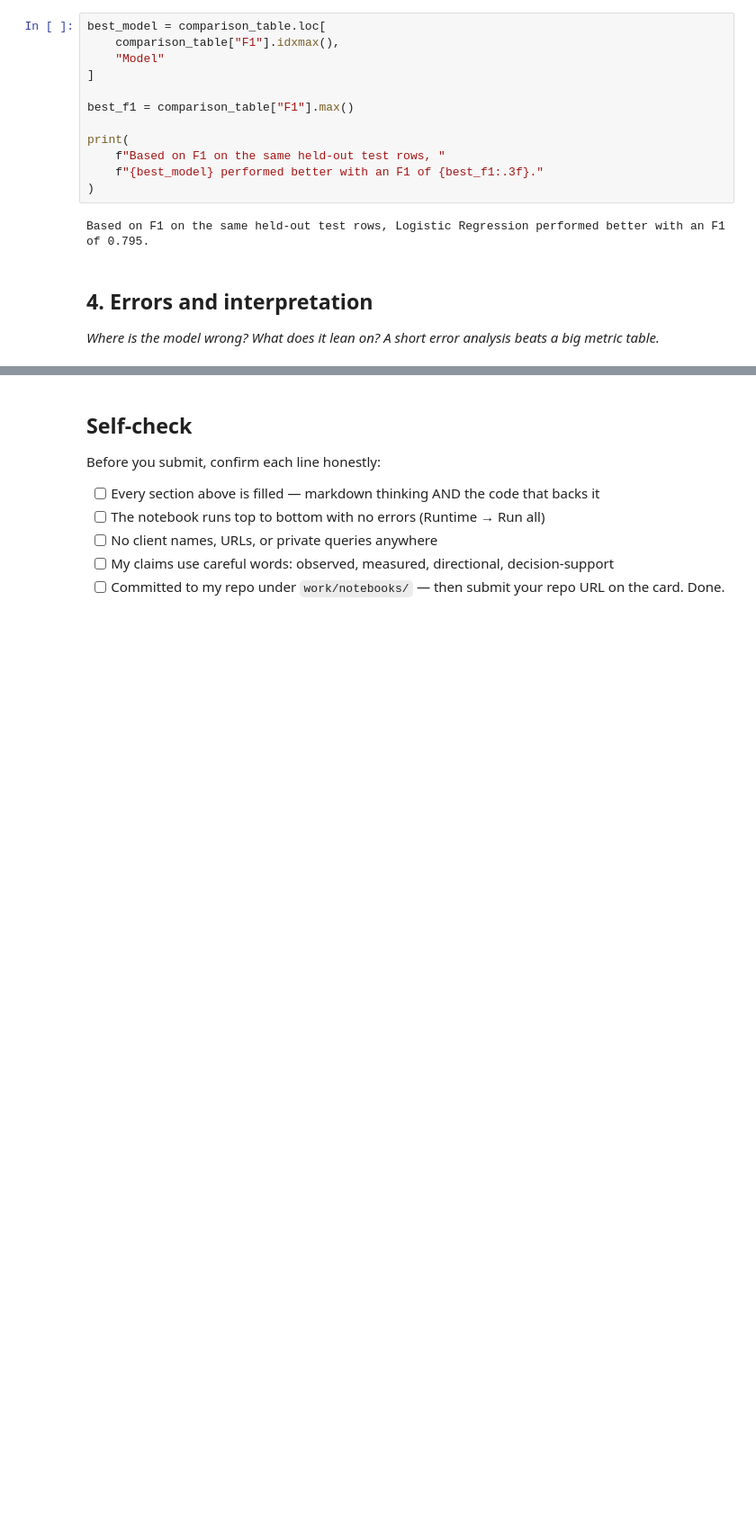
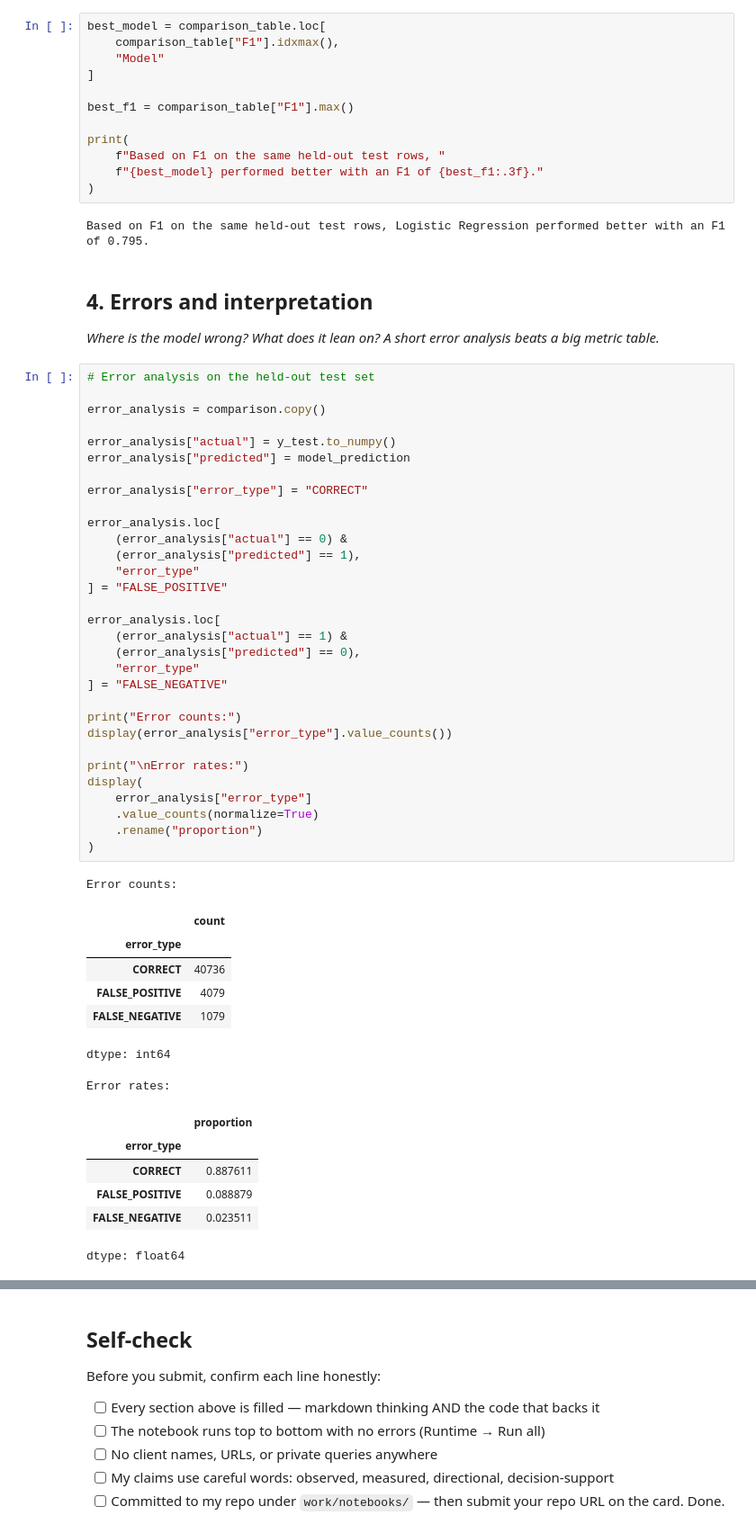
Before and after one commit to kiran162005/flyrank-ml, a Jupyter notebook: work/notebooks/w05_model.ipynb, the cells around one changed output, grey strips where cells are left out. Shown at 90% size. Saved outputs shown, nothing was run; the diff lists cells and outputs as text; blank space fills up the shorter version.

```diff
--- a/work/notebooks/w05_model.ipynb
+++ b/work/notebooks/w05_model.ipynb
@@ -452,3 +452,49 @@ Based on F1 on the same held-out test rows, Logistic Regression performed better
 ## 4. Errors and interpretation
 
 *Where is the model wrong? What does it lean on? A short error analysis beats a big metric table.*
+# %%
+# Error analysis on the held-out test set
+
+error_analysis = comparison.copy()
+
+error_analysis["actual"] = y_test.to_numpy()
+error_analysis["predicted"] = model_prediction
+
+error_analysis["error_type"] = "CORRECT"
+
+error_analysis.loc[
+    (error_analysis["actual"] == 0) &
+    (error_analysis["predicted"] == 1),
+    "error_type"
+] = "FALSE_POSITIVE"
+
+error_analysis.loc[
+    (error_analysis["actual"] == 1) &
+    (error_analysis["predicted"] == 0),
+    "error_type"
+] = "FALSE_NEGATIVE"
+
+print("Error counts:")
+display(error_analysis["error_type"].value_counts())
+
+print("\nError rates:")
+display(
+    error_analysis["error_type"]
+    .value_counts(normalize=True)
+    .rename("proportion")
+)
+# %% [output]
+Error counts:
+|  | count |
+| error_type |  |
+| CORRECT | 40736 |
+| FALSE_POSITIVE | 4079 |
+| FALSE_NEGATIVE | 1079 |
+dtype: int64
+Error rates:
+|  | proportion |
+| error_type |  |
+| CORRECT | 0.887611 |
+| FALSE_POSITIVE | 0.088879 |
+| FALSE_NEGATIVE | 0.023511 |
+dtype: float64
```
Also changed, not shown: parts of 2 cells of this notebook.
